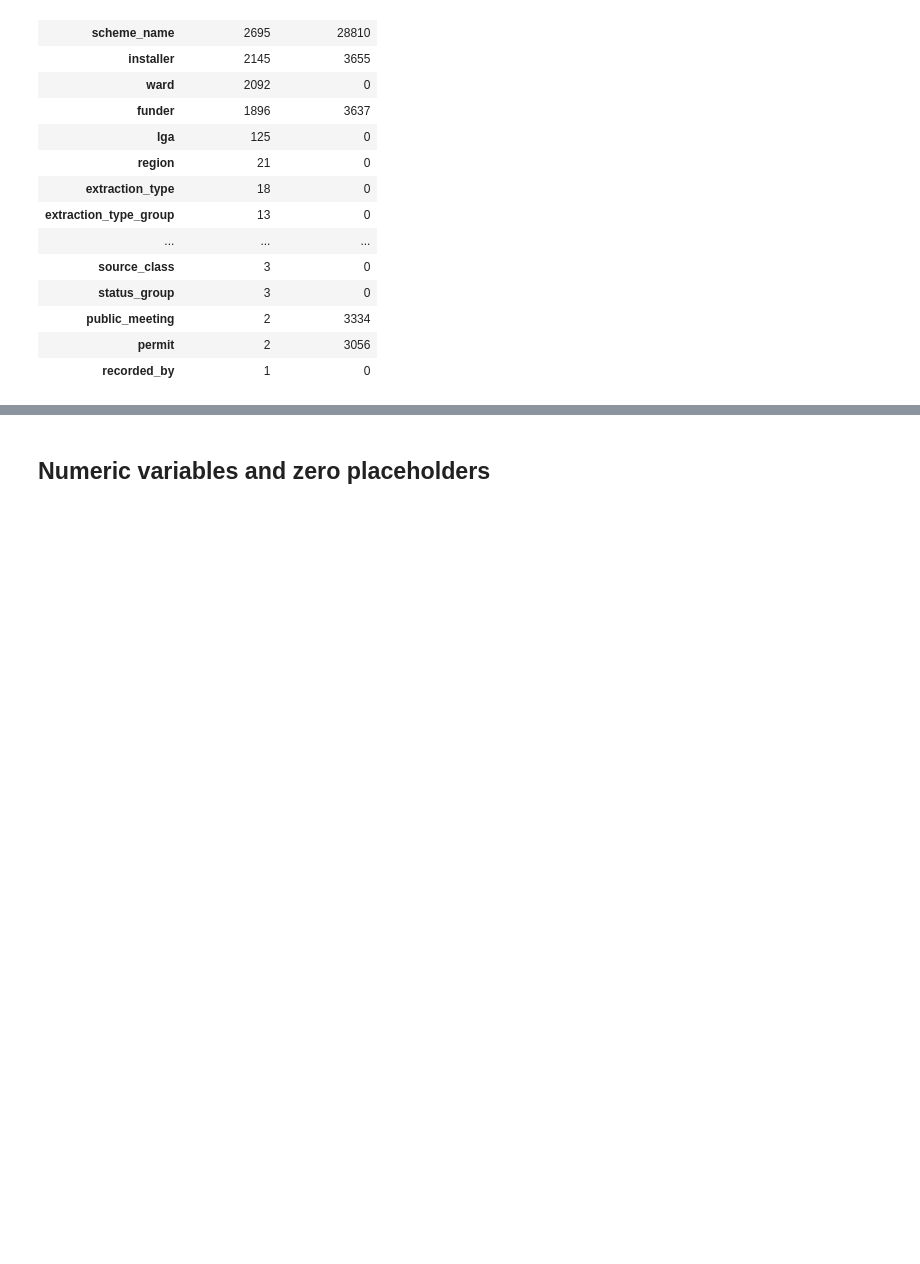
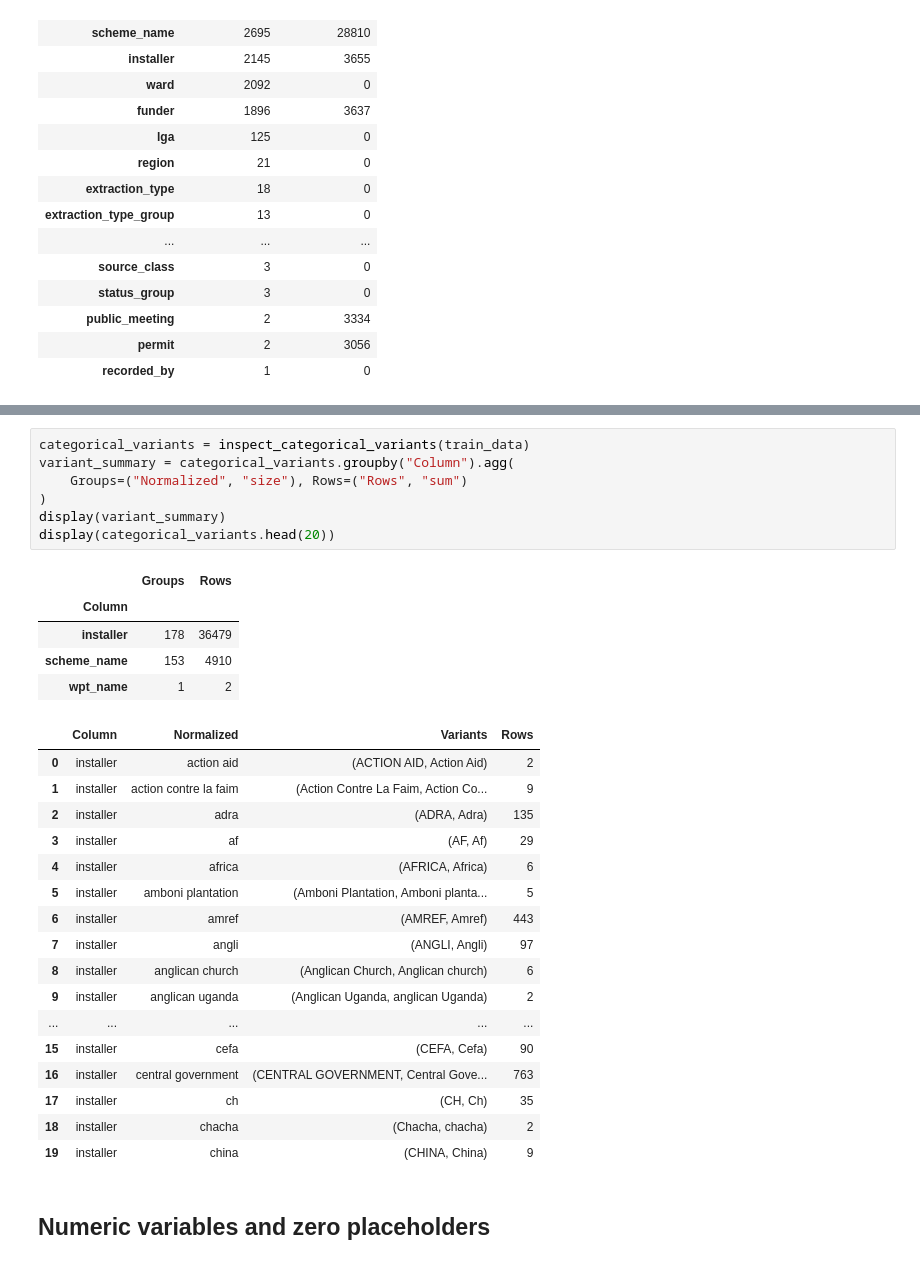
Before and after one commit to marblehub/data-circle, a Jupyter notebook: projects/water_pumps/team-WTM/notebooks/data_audit.ipynb, the cells around one changed output, grey strips where cells are left out. Drawn from its saved outputs; the diff is of its cells as text; blank space fills up the shorter version.

Commit message:
feat: complete data quality audit and package cleaning helpers

```diff
--- a/projects/water_pumps/team-WTM/notebooks/data_audit.ipynb
+++ b/projects/water_pumps/team-WTM/notebooks/data_audit.ipynb
@@ -307,3 +348,33 @@ display(cardinality_summary)
+# %%
+categorical_variants = inspect_categorical_variants(train_data)
+variant_summary = categorical_variants.groupby("Column").agg(
+    Groups=("Normalized", "size"), Rows=("Rows", "sum")
+)
+display(variant_summary)
+display(categorical_variants.head(20))
+# %% [output]
+|  | Groups | Rows |
+| Column |  |  |
+| installer | 178 | 36479 |
+| scheme_name | 153 | 4910 |
+| wpt_name | 1 | 2 |
+|  | Column | Normalized | Variants | Rows |
+| 0 | installer | action aid | (ACTION AID, Action Aid) | 2 |
+| 1 | installer | action contre la faim | (Action Contre La Faim, Action Co... | 9 |
+| 2 | installer | adra | (ADRA, Adra) | 135 |
+| 3 | installer | af | (AF, Af) | 29 |
+| 4 | installer | africa | (AFRICA, Africa) | 6 |
+| 5 | installer | amboni plantation | (Amboni Plantation, Amboni planta... | 5 |
+| 6 | installer | amref | (AMREF, Amref) | 443 |
+| 7 | installer | angli | (ANGLI, Angli) | 97 |
+| 8 | installer | anglican church | (Anglican Church, Anglican church) | 6 |
+| 9 | installer | anglican uganda | (Anglican Uganda, anglican Uganda) | 2 |
+| ... | ... | ... | ... | ... |
+| 15 | installer | cefa | (CEFA, Cefa) | 90 |
+| 16 | installer | central government | (CENTRAL GOVERNMENT, Central Gove... | 763 |
+| 17 | installer | ch | (CH, Ch) | 35 |
+| 18 | installer | chacha | (Chacha, chacha) | 2 |
+| 19 | installer | china | (CHINA, China) | 9 |
 # %% [markdown]
 ## Numeric variables and zero placeholders
 # %%
```
Also changed, not shown: parts of 9 cells of this notebook, 5 other files.
